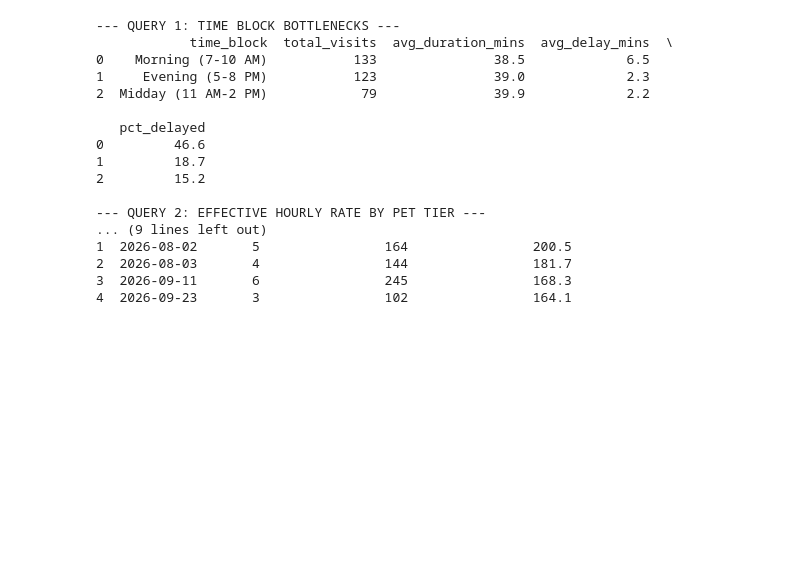
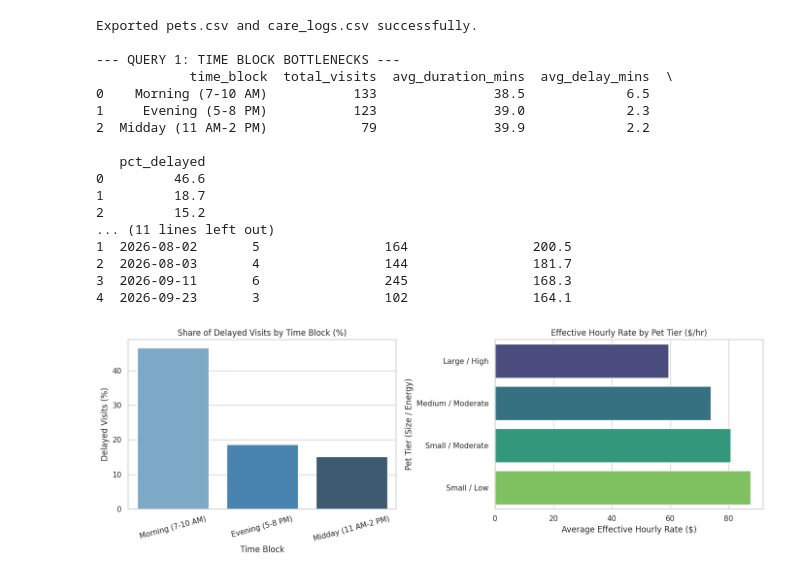
Before and after one commit to hlacquement6-dotcom/dog-sitting-operations-analysis, a Jupyter notebook: dog_sitting_operations.ipynb, the cells around one changed output. Saved outputs shown, nothing was run; the diff lists cells and outputs as text; code cells hidden in the pictures; blank space fills up the shorter version.

```diff
--- a/dog_sitting_operations.ipynb
+++ b/dog_sitting_operations.ipynb
@@ -7,7 +7,9 @@ import numpy as np
 import seaborn as sns
 import matplotlib.pyplot as plt
 
-# 1. Generate Realistic Two-Table Dataset (90 Days of Dog-Sitting Operations)
+# ---------------------------------------------------------
+# 1. Generate Realistic Two-Table Dataset (90 Days)
+# ---------------------------------------------------------
 np.random.seed(42)
 
 pets_data = [
@@ -32,21 +34,22 @@ logs = []
 log_id = 1001
 
 for d in dates:
-    # Weekends and Fridays have higher booking volume
     is_peak_day = d.weekday() in [4, 5, 6]
     daily_visits = np.random.randint(4, 7) if is_peak_day else np.random.randint(2, 5)
 
     for _ in range(daily_visits):
         pet = pets_df.sample(1).iloc[0]
         block = np.random.choice(time_blocks, p=[0.40, 0.25, 0.35])
-        activity = 'Feeding & Meds' if pet['requires_meds'] == 1 and np.random.rand() < 0.5 else np.random.choice(activities)
+        activity = (
+            'Feeding & Meds'
+            if pet['requires_meds'] == 1 and np.random.rand() < 0.5
+            else np.random.choice(activities)
+        )
 
-        # Duration scales with energy level and activity type
         base_dur = 45 if activity == 'Walk & Exercise' else 25
         energy_add = 15 if pet['energy_level'] == 'High' else 0
         duration = base_dur + energy_add + np.random.randint(-5, 10)
 
-        # Delays spike during Morning rush and when meds are required
         delay_prob = 0.45 if block == 'Morning (7-10 AM)' else 0.15
         delay = np.random.randint(5, 22) if np.random.rand() < delay_prob else 0
 
@@ -57,12 +60,21 @@ logs_df = pd.DataFrame(logs, columns=[
     'log_id', 'visit_date', 'time_block', 'pet_id', 'activity_type', 'duration_minutes', 'delay_minutes'
 ])
 
+# Export CSVs to Colab's working directory for download/upload to GitHub
+pets_df.to_csv('pets.csv', index=False)
+logs_df.to_csv('care_logs.csv', index=False)
+print("Exported pets.csv and care_logs.csv successfully.\n")
+
+# ---------------------------------------------------------
 # 2. Load into SQLite Relational Database
+# ---------------------------------------------------------
 conn = sqlite3.connect(':memory:')
 pets_df.to_sql('pets', conn, index=False)
 logs_df.to_sql('care_logs', conn, index=False)
 
-# 3. Query 1: Operational Bottlenecks by Time Block (JOIN + Aggregation)
+# ---------------------------------------------------------
+# 3. Query 1: Operational Bottlenecks by Time Block
+# ---------------------------------------------------------
 q1 = """
 SELECT
     l.time_block,
@@ -75,10 +87,13 @@ JOIN pets p ON l.pet_id = p.pet_id
 GROUP BY l.time_block
 ORDER BY avg_delay_mins DESC;
 """
+q1_df = pd.read_sql_query(q1, conn)
 print("--- QUERY 1: TIME BLOCK BOTTLENECKS ---")
-print(pd.read_sql_query(q1, conn), "\n")
+print(q1_df, "\n")
 
-# 4. Query 2: Effective Hourly Rate by Pet Tier (CTE + JOIN)
+# ---------------------------------------------------------
+# 4. Query 2: Effective Hourly Rate by Pet Tier
+# ---------------------------------------------------------
 q2 = """
 WITH visit_economics AS (
     SELECT
@@ -100,10 +115,13 @@ FROM visit_economics
 GROUP BY size_category, energy_level
 ORDER BY avg_hourly_rate ASC;
 """
+q2_df = pd.read_sql_query(q2, conn)
 print("--- QUERY 2: EFFECTIVE HOURLY RATE BY PET TIER ---")
-print(pd.read_sql_query(q2, conn), "\n")
+print(q2_df, "\n")
 
+# ---------------------------------------------------------
 # 5. Query 3: 7-Day Rolling Workload Trend (Window Function)
+# ---------------------------------------------------------
 q3 = """
 WITH daily_minutes AS (
     SELECT
@@ -114,34 +132,60 @@ WITH daily_minutes AS (
     GROUP BY visit_date
 )
 SELECT
     visit_date,
     visits,
     total_active_mins,
     ROUND(AVG(total_active_mins) OVER (
         ORDER BY visit_date
         ROWS BETWEEN 6 PRECEDING AND CURRENT ROW
     ), 1) AS rolling_7d_avg_mins
 FROM daily_minutes
 ORDER BY rolling_7d_avg_mins DESC
 LIMIT 5;
 """
+q3_df = pd.read_sql_query(q3, conn)
 print("--- QUERY 3: PEAK 7-DAY ROLLING WORKLOADS ---")
-print(pd.read_sql_query(q3, conn))
+print(q3_df, "\n")
+
+# ---------------------------------------------------------
+# 6. Visualizations
+# ---------------------------------------------------------
+sns.set_theme(style="whitegrid")
+
+fig, axes = plt.subplots(1, 2, figsize=(14, 5))
+
+# Chart 1: Delay Rate by Time Block
+sns.barplot(data=q1_df, x='time_block', y='pct_delayed', hue='time_block', palette='Blues_d', legend=False, ax=axes[0])
+axes[0].set_title('Share of Delayed Visits by Time Block (%)')
+axes[0].set_xlabel('Time Block')
+axes[0].set_ylabel('Delayed Visits (%)')
+axes[0].tick_params(axis='x', rotation=15)
+
+# Chart 2: Effective Hourly Rate by Pet Tier
+q2_df['pet_tier'] = q2_df['size_category'] + ' / ' + q2_df['energy_level']
+sns.barplot(data=q2_df, x='avg_hourly_rate', y='pet_tier', hue='pet_tier', palette='viridis', legend=False, ax=axes[1])
+axes[1].set_title('Effective Hourly Rate by Pet Tier ($/hr)')
+axes[1].set_xlabel('Average Effective Hourly Rate ($)')
+axes[1].set_ylabel('Pet Tier (Size / Energy)')
+
+plt.tight_layout()
+plt.show()
 # %% [output]
+Exported pets.csv and care_logs.csv successfully.
+
 --- QUERY 1: TIME BLOCK BOTTLENECKS ---
             time_block  total_visits  avg_duration_mins  avg_delay_mins  \
 0    Morning (7-10 AM)           133               38.5             6.5
 1     Evening (5-8 PM)           123               39.0             2.3
 2  Midday (11 AM-2 PM)            79               39.9             2.2
 
    pct_delayed
 0         46.6
 1         18.7
 2         15.2
-
---- QUERY 2: EFFECTIVE HOURLY RATE BY PET TIER ---
-... (9 lines left out)
+... (11 lines left out)
 1  2026-08-02       5                164                200.5
 2  2026-08-03       4                144                181.7
 3  2026-09-11       6                245                168.3
 4  2026-09-23       3                102                164.1
+[figure, added]
```
